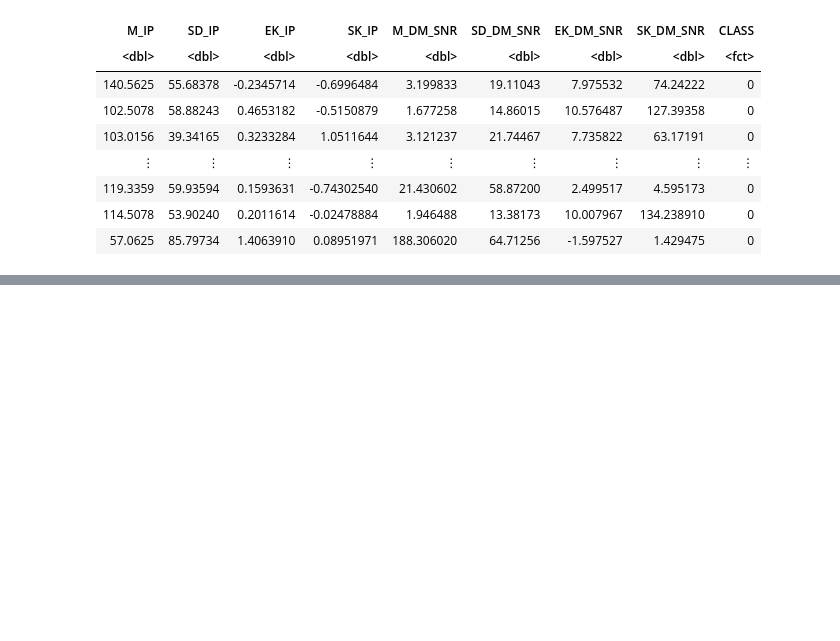
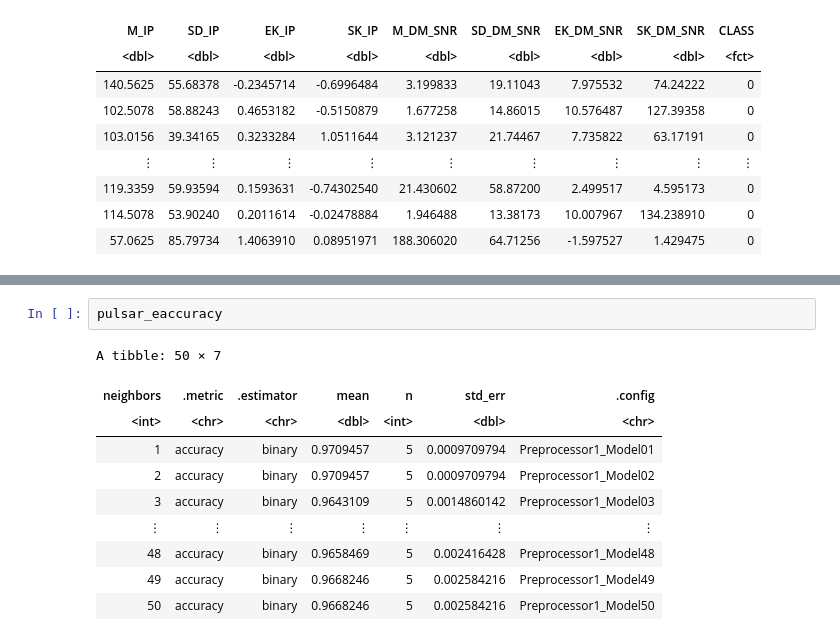
Before and after one commit to ONIGIRIIII/DSCI-100-GROUP-PROJECT, a Jupyter notebook: Project.ipynb, the cells around one changed output, grey strips where cells are left out. Saved outputs shown, nothing was run; the diff lists cells and outputs as text; blank space fills up the shorter version.

```diff
--- a/Project.ipynb
+++ b/Project.ipynb
@@ -201,0 +235,13 @@ wkflw_plot
+# %%
+pulsar_eaccuracy
+# %% [output]
+A tibble: 50 × 7
+| neighbors | .metric | .estimator | mean | n | std_err | .config |
+| <int> | <chr> | <chr> | <dbl> | <int> | <dbl> | <chr> |
+| 1 | accuracy | binary | 0.9709457 | 5 | 0.0009709794 | Preprocessor1_Model01 |
+| 2 | accuracy | binary | 0.9709457 | 5 | 0.0009709794 | Preprocessor1_Model02 |
+| 3 | accuracy | binary | 0.9643109 | 5 | 0.0014860142 | Preprocessor1_Model03 |
+| ⋮ | ⋮ | ⋮ | ⋮ | ⋮ | ⋮ | ⋮ |
+| 48 | accuracy | binary | 0.9658469 | 5 | 0.002416428 | Preprocessor1_Model48 |
+| 49 | accuracy | binary | 0.9668246 | 5 | 0.002584216 | Preprocessor1_Model49 |
+| 50 | accuracy | binary | 0.9668246 | 5 | 0.002584216 | Preprocessor1_Model50 |
```
Also changed, not shown: parts of 19 cells of this notebook.
